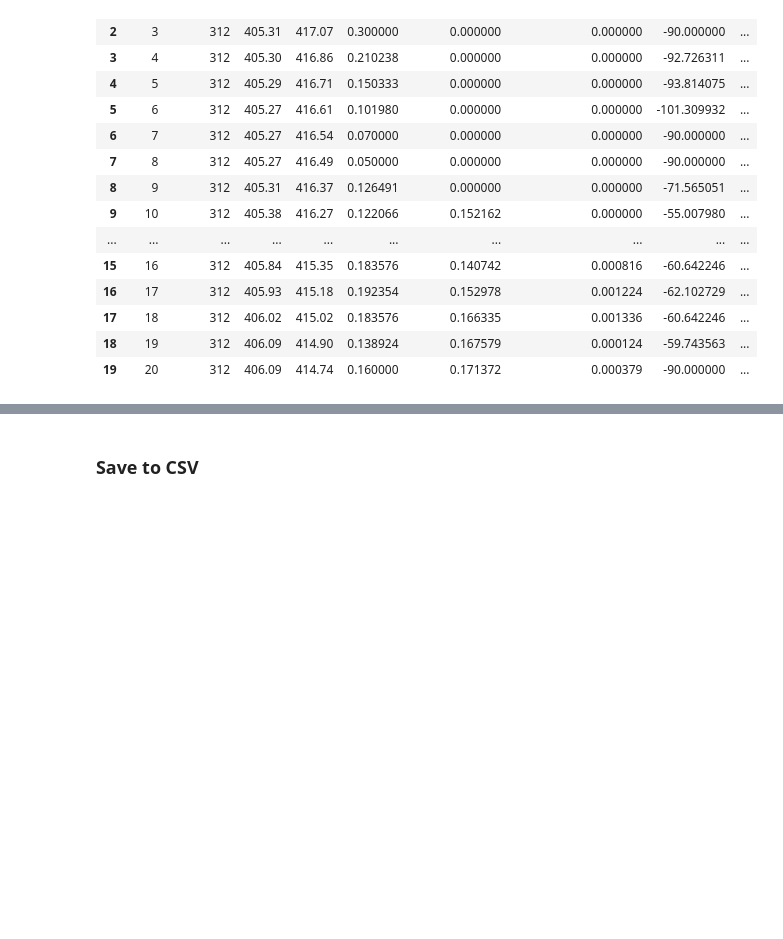
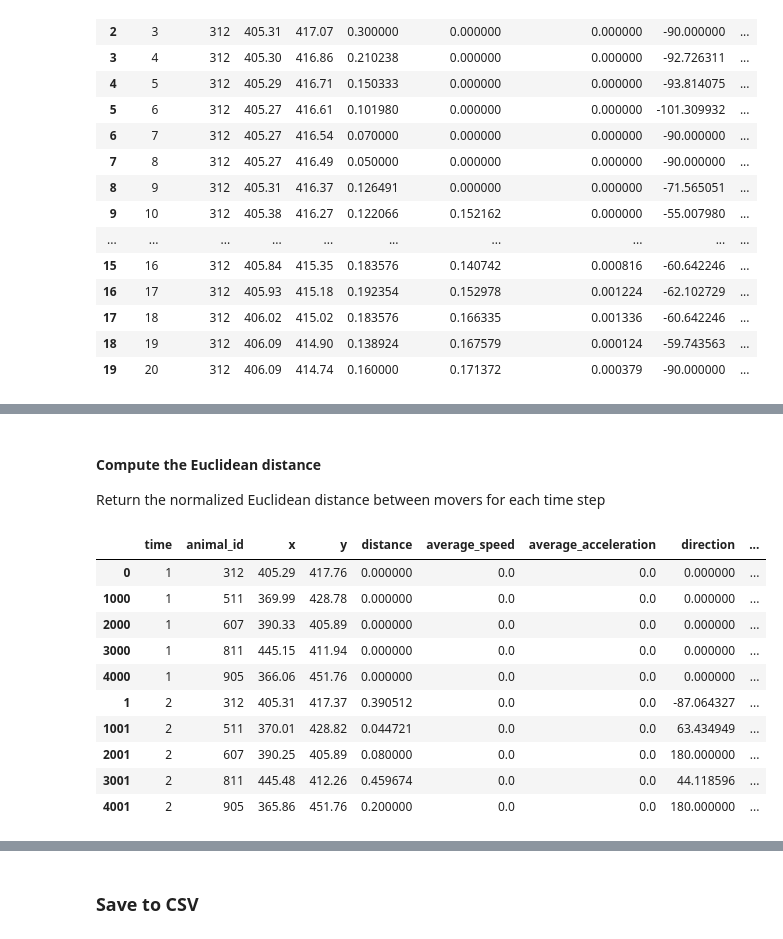
Before and after one commit to dbvis-ukon/movekit, a Jupyter notebook: examples/demo.ipynb, the cells around one changed output, grey strips where cells are left out. Saved outputs shown, nothing was run; the diff lists cells and outputs as text; code cells hidden in the pictures; blank space fills up the shorter version.

```diff
--- a/examples/demo.ipynb
+++ b/examples/demo.ipynb
@@ -53,0 +87,20 @@ data_features.head(20)
+# %% [markdown]
+#### Compute the Euclidean distance
+
+Return the normalized Euclidean distance between movers for each time step
+# %%
+res = mkit.euclidean_dist(data_features)
+# %%
+res.head(10)
+# %% [output]
+|  | time | animal_id | x | y | distance | average_speed | average_acceleration | direction | ... |
+| 0 | 1 | 312 | 405.29 | 417.76 | 0.000000 | 0.0 | 0.0 | 0.000000 | ... |
+| 1000 | 1 | 511 | 369.99 | 428.78 | 0.000000 | 0.0 | 0.0 | 0.000000 | ... |
+| 2000 | 1 | 607 | 390.33 | 405.89 | 0.000000 | 0.0 | 0.0 | 0.000000 | ... |
+| 3000 | 1 | 811 | 445.15 | 411.94 | 0.000000 | 0.0 | 0.0 | 0.000000 | ... |
+| 4000 | 1 | 905 | 366.06 | 451.76 | 0.000000 | 0.0 | 0.0 | 0.000000 | ... |
+| 1 | 2 | 312 | 405.31 | 417.37 | 0.390512 | 0.0 | 0.0 | -87.064327 | ... |
+| 1001 | 2 | 511 | 370.01 | 428.82 | 0.044721 | 0.0 | 0.0 | 63.434949 | ... |
+| 2001 | 2 | 607 | 390.25 | 405.89 | 0.080000 | 0.0 | 0.0 | 180.000000 | ... |
+| 3001 | 2 | 811 | 445.48 | 412.26 | 0.459674 | 0.0 | 0.0 | 44.118596 | ... |
+| 4001 | 2 | 905 | 365.86 | 451.76 | 0.200000 | 0.0 | 0.0 | 180.000000 | ... |
```
Also changed, not shown: parts of 11 cells of this notebook, 5 other files.
